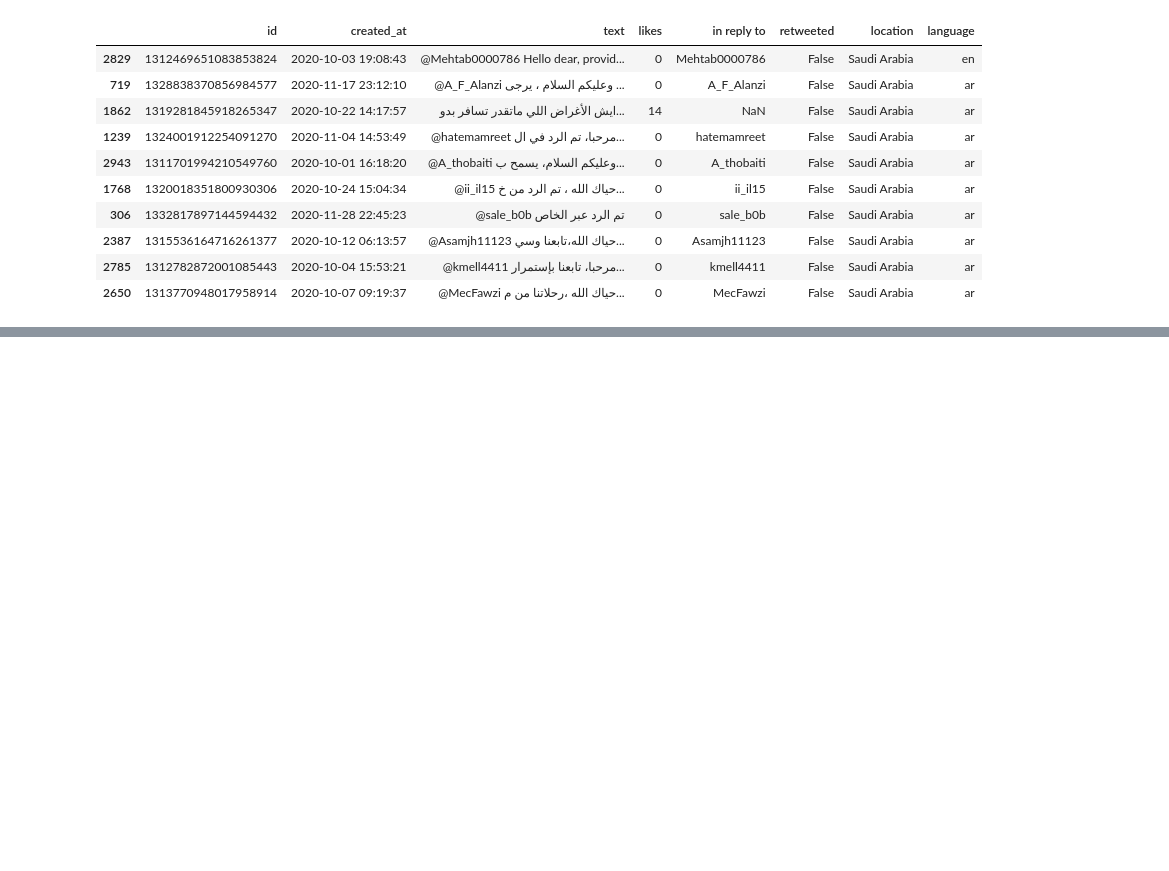
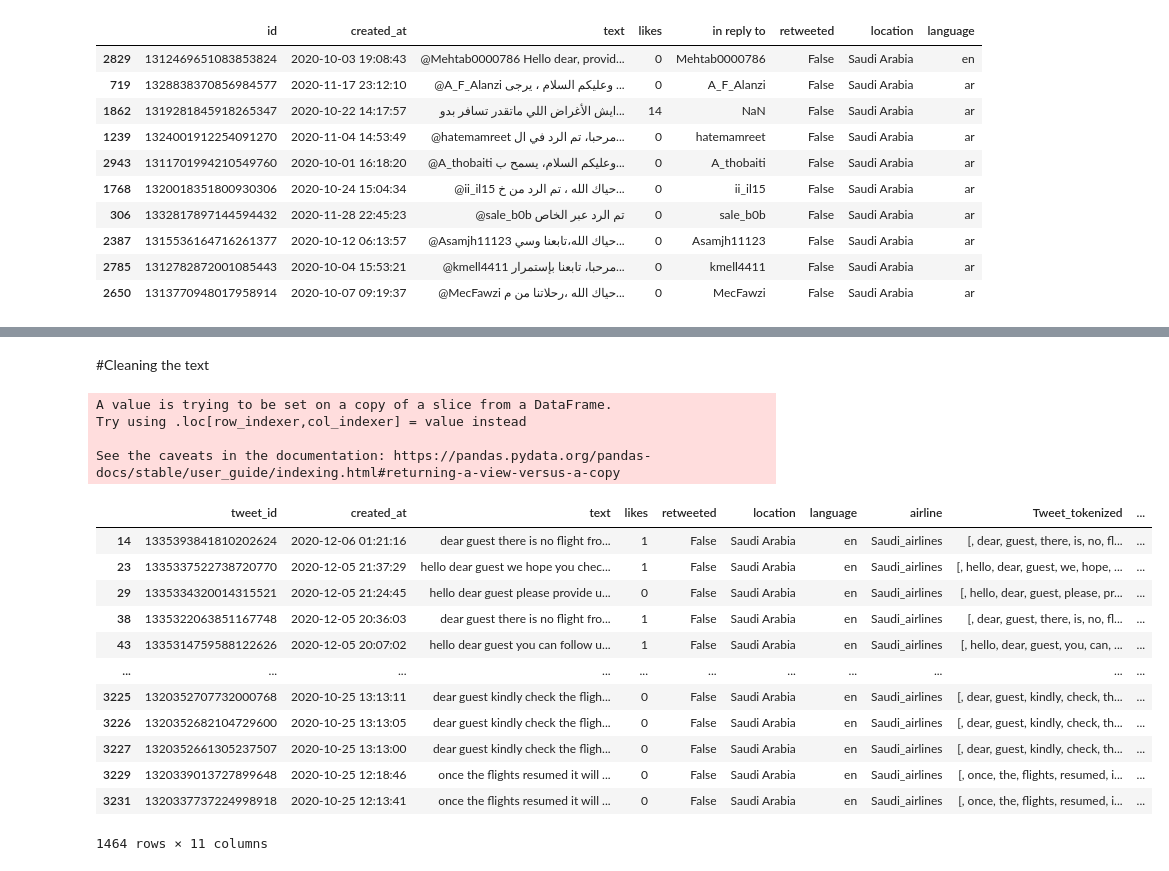
Before and after one commit to buthaina279/DS_Capstone_NLP, a Jupyter notebook: Capstone.ipynb, the cells around one changed output, grey strips where cells are left out. Cells and saved outputs as stored; diff of their text form; code cells hidden in the pictures; blank space fills up the shorter version.

Commit message:
cleaning the data

```diff
--- a/Capstone.ipynb
+++ b/Capstone.ipynb
@@ -36,3 +36,11 @@ from langdetect import detect
 from nltk.stem import SnowballStemmer
 from nltk.sentiment.vader import SentimentIntensityAnalyzer
 from sklearn.feature_extraction.text import CountVectorizer
+# %%
+from sklearn.feature_extraction.text import CountVectorizer
+import nltk
+import string
+import re
+%matplotlib inline
+pd.set_option('display.max_colwidth', 100)
+nltk.download('stopwords')
@@ -189,0 +176,2 @@ ValueError: ignored
+# %%
+saudia_airlines_en = saudia_airlines[saudia_airlines.language == "en"]
@@ -189,0 +216,37 @@ ValueError: ignored
+# %% [markdown]
+#Cleaning the text
+# %%
+# Create a function to clean the tweets
+def cleanTxt(text):
+ text = re.sub('@[A-Za-z0–9]+', '', text) #Removing @mentions
+ text = re.sub('#', '', text) # Removing '#' hash tag
+ text = re.sub('RT[\s]+', '', text) # Removing RT
+ text = re.sub('https?:\/\/\S+', '', text) # Removing hyperlink
+ text = re.sub(r'\d', '', text)
+ text = "".join([word.lower() for word in text if word not in string.punctuation])
+
+ return text
+# %%
+# Clean the tweets
+saudia_airlines_en["text"] = saudia_airlines_en["text"].apply(cleanTxt)
+
+# Show the cleaned tweets
+saudia_airlines_en
+# %% [output]
+A value is trying to be set on a copy of a slice from a DataFrame.
+Try using .loc[row_indexer,col_indexer] = value instead
+
+See the caveats in the documentation: https://pandas.pydata.org/pandas-docs/stable/user_guide/indexing.html#returning-a-view-versus-a-copy
+|  | tweet_id | created_at | text | likes | retweeted | location | language | airline | Tweet_tokenized | ... |
+| 14 | 1335393841810202624 | 2020-12-06 01:21:16 | dear guest there is no flight fro... | 1 | False | Saudi Arabia | en | Saudi_airlines | [, dear, guest, there, is, no, fl... | ... |
+| 23 | 1335337522738720770 | 2020-12-05 21:37:29 | hello dear guest we hope you chec... | 1 | False | Saudi Arabia | en | Saudi_airlines | [, hello, dear, guest, we, hope, ... | ... |
+| 29 | 1335334320014315521 | 2020-12-05 21:24:45 | hello dear guest please provide u... | 0 | False | Saudi Arabia | en | Saudi_airlines | [, hello, dear, guest, please, pr... | ... |
+| 38 | 1335322063851167748 | 2020-12-05 20:36:03 | dear guest there is no flight fro... | 1 | False | Saudi Arabia | en | Saudi_airlines | [, dear, guest, there, is, no, fl... | ... |
+| 43 | 1335314759588122626 | 2020-12-05 20:07:02 | hello dear guest you can follow u... | 1 | False | Saudi Arabia | en | Saudi_airlines | [, hello, dear, guest, you, can, ... | ... |
+| ... | ... | ... | ... | ... | ... | ... | ... | ... | ... | ... |
+| 3225 | 1320352707732000768 | 2020-10-25 13:13:11 | dear guest kindly check the fligh... | 0 | False | Saudi Arabia | en | Saudi_airlines | [, dear, guest, kindly, check, th... | ... |
+| 3226 | 1320352682104729600 | 2020-10-25 13:13:05 | dear guest kindly check the fligh... | 0 | False | Saudi Arabia | en | Saudi_airlines | [, dear, guest, kindly, check, th... | ... |
+| 3227 | 1320352661305237507 | 2020-10-25 13:13:00 | dear guest kindly check the fligh... | 0 | False | Saudi Arabia | en | Saudi_airlines | [, dear, guest, kindly, check, th... | ... |
+| 3229 | 1320339013727899648 | 2020-10-25 12:18:46 | once the flights resumed it will ... | 0 | False | Saudi Arabia | en | Saudi_airlines | [, once, the, flights, resumed, i... | ... |
+| 3231 | 1320337737224998918 | 2020-10-25 12:13:41 | once the flights resumed it will ... | 0 | False | Saudi Arabia | en | Saudi_airlines | [, once, the, flights, resumed, i... | ... |
+1464 rows × 11 columns
```
Also changed, not shown: parts of 42 cells of this notebook.
